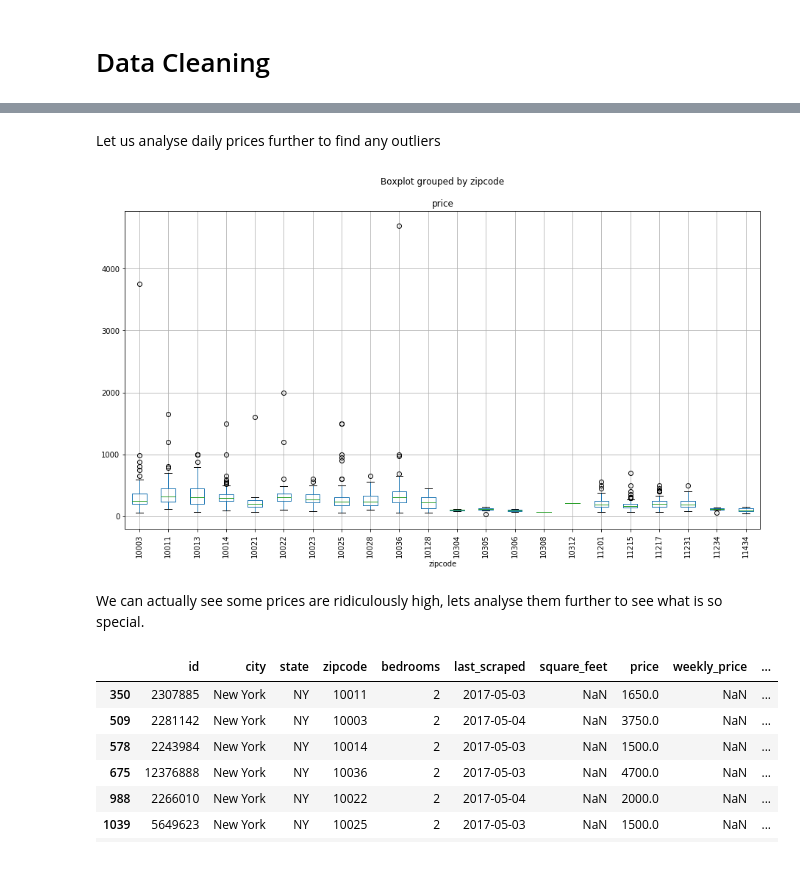
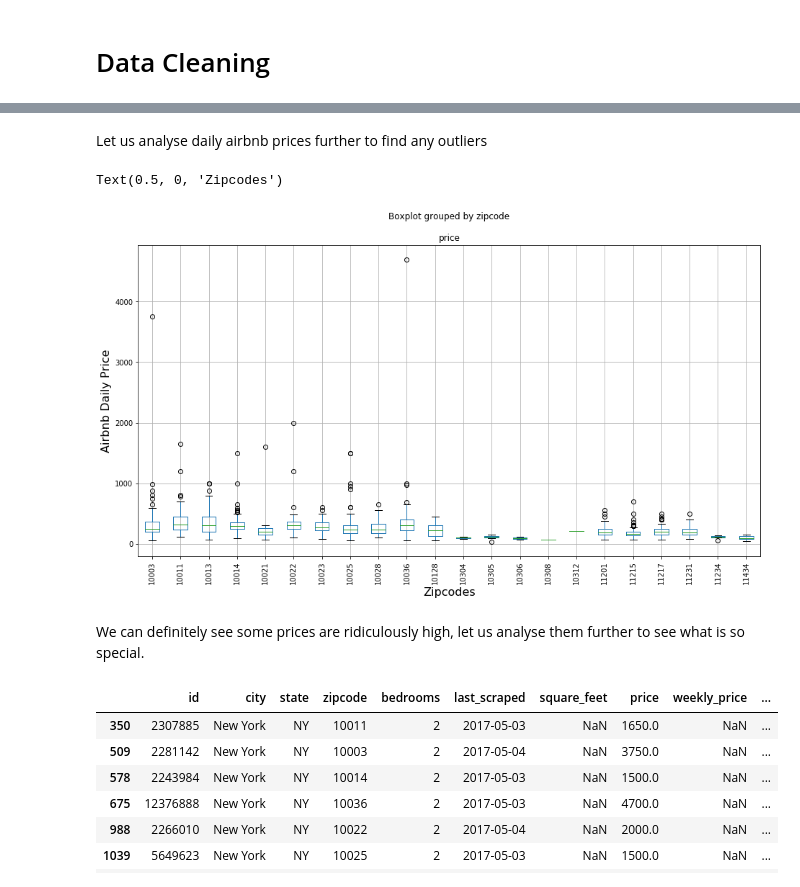
Before and after one commit to prathamesh1694/Data-Challenge, a Jupyter notebook: Airbnb_Zillow_Casestudy_Jupyter.ipynb, the cells around one changed output, grey strips where cells are left out. Cells and saved outputs as stored; diff of their text form; code cells hidden in the pictures.

```diff
--- a/Airbnb_Zillow_Casestudy_Jupyter.ipynb
+++ b/Airbnb_Zillow_Casestudy_Jupyter.ipynb
@@ -226,16 +239,19 @@ def change_price(price):
 for i in ['price','weekly_price','monthly_price','cleaning_fee']:
     final_data[i] = final_data[i].apply(change_price)
 # %% [markdown]
-Let us analyse daily prices further to find any outliers
+Let us analyse daily airbnb prices further to find any outliers
 # %%
 fig_out = plt.figure(figsize=(15,8))
 ax1 = fig_out.add_subplot(111)
 final_data.boxplot(column='price',by='zipcode',ax=ax1)
 ax1.tick_params('x',labelrotation = 90)
+ax1.set_ylabel("Airbnb Daily Price",fontsize = 16)
+ax1.set_xlabel("Zipcodes", fontsize = 16)
 # %% [output]
+Text(0.5, 0, 'Zipcodes')
-[figure, old version]
+[figure, new version]
 # %% [markdown]
-We can actually see some prices are ridiculously high, lets analyse them further to see what is so special.
+We can definitely see some prices are ridiculously high, let us analyse them further to see what is so special.
 # %%
 final_data[final_data['price'] > 1200]
 # %% [output]
```
Also changed, not shown: parts of 64 cells of this notebook, 1 other file.
